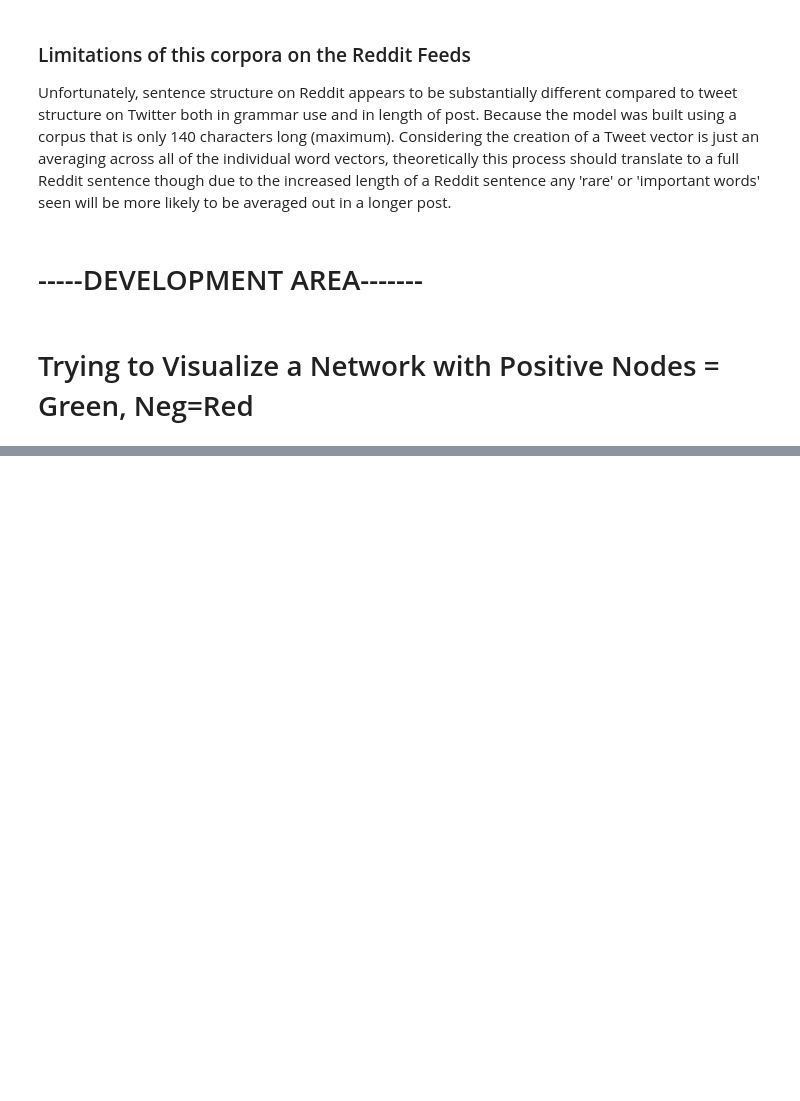
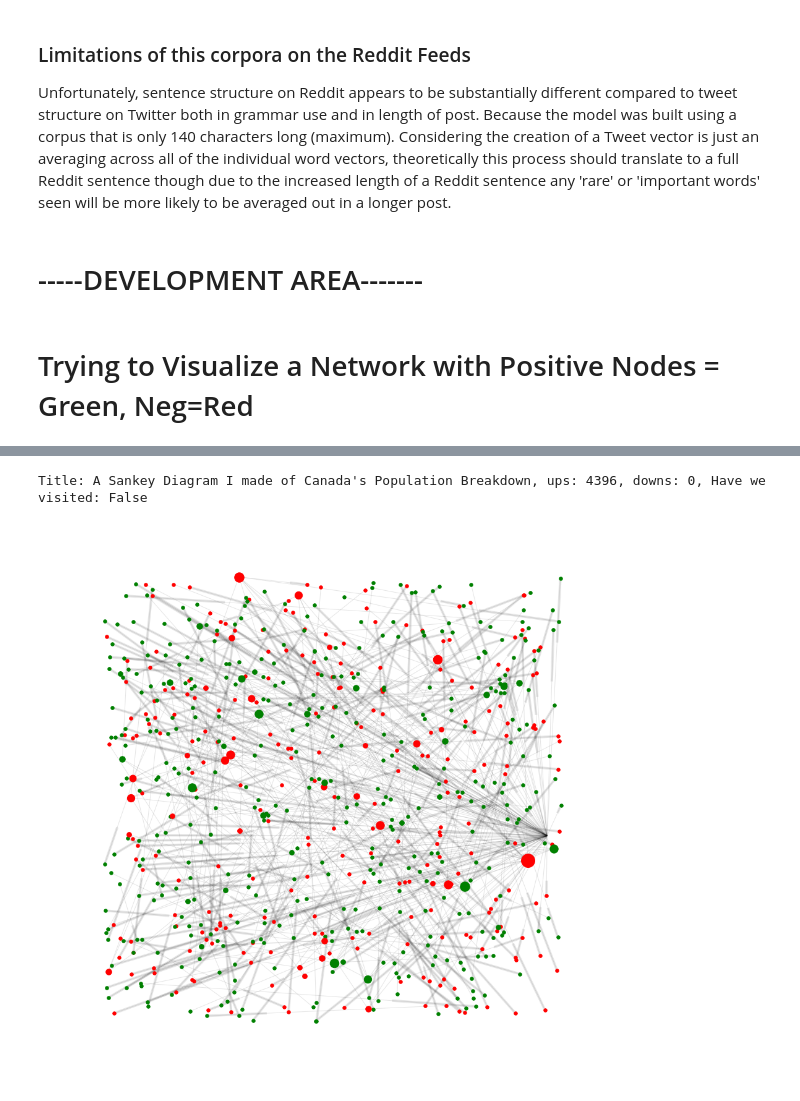
Before and after one commit to dswald/sentiment_analysis, a Jupyter notebook: sandbox/Sentiment Analysis - Clean Model.ipynb, the cells around one changed output, grey strips where cells are left out. Drawn from its saved outputs; the diff is of its cells as text; code cells hidden in the pictures; blank space fills up the shorter version.

Commit message:
Working Network & Viz

```diff
--- a/sandbox/Sentiment Analysis - Clean Model.ipynb
+++ b/sandbox/Sentiment Analysis - Clean Model.ipynb
@@ -554,0 +489,80 @@ NameError: name 'G' is not defined
+# %%
+import matplotlib.pyplot as plt
+import networkx as nx
+from collections import Counter, defaultdict
+
+# Initialize a read-only instance
+reddit = praw.Reddit(user_agent='first_scrape (by /u/dswald)',
+                     client_id='TyAK1zSuAvQjmA',
+                     client_secret="uxHGsL0zNODbowN6umVnBWpqLAQ")
+
+# Select Url / Subreddit page to view
+page = 'canada'
+
+subreddit = reddit.subreddit(page)
+hot_python = subreddit.hot(limit = 3) #need to view >2 to get past promoted posts
+
+G_dict = {}
+
+for submission in hot_python:
+    if not submission.stickied: #top 2 are promoted posts, labeled as 'stickied'
+
+        comments = submission.comments.list() #unstructured
+        G = nx.DiGraph()
+        positive_nodes = []
+        negative_nodes = []
+        # Build empty dict
+        degrees = {}
+        for i in range(1,30):
+            degrees[i] = []
+
+        for comment in comments:
+            try:
+                sentiment = str(prediction(comment.body))
+                if sentiment == "Negative":
+                    negative_nodes.append(comment.id)
+#                     degree.append(nx.degree(G))
+                if sentiment == "Positive":
+                    positive_nodes.append(comment.id)
+                G.add_node(comment.id)
+                G.add_edge(comment.parent(), comment.id)
+            except:
+                continue
+
+        degree = nx.degree(G)
+        for id,count in degree.items():
+            for i in range(1,30):
+                if count == i:
+                    degrees[i].append(id)
+        G_dict[submission] = (G, positive_nodes, negative_nodes, degrees)
+
+
+
+i = 0
+for sub,G in G_dict.items():
+    print('Title: {}, ups: {}, downs: {}, Have we visited: {}'.format(sub.title,
+                                                                  sub.ups,
+                                                                  sub.downs,
+                                                                  sub.visited))
+    i += 1
+
+    pos = nx.random_layout(G[0])
+    plt.figure(figsize=(16, 16))
+    plt.subplot(len(G_dict), 1, i)
+
+    for j in range(1,30):
+        pos_j = []
+        neg_j = []
+        for k in G[3][j]:
+            if k in G[1]:
+                pos_j.append(k)
+            if k in G[2]:
+                neg_j.append(k)
+        nx.draw_networkx_nodes(G[0], pos, nodelist=neg_j, node_size=j*30, node_color='r')
+        nx.draw_networkx_nodes(G[0], pos, nodelist=pos_j, node_size=j*30, node_color='g')
+    nx.draw_networkx_edges(G[0], pos, alpha=0.1)
+    plt.axis('off')
+    plt.show()
+# %% [output]
+Title: A Sankey Diagram I made of Canada's Population Breakdown, ups: 4396, downs: 0, Have we visited: False
+[figure, added]
```
Also changed, not shown: parts of 8 cells of this notebook, 1 other file.
